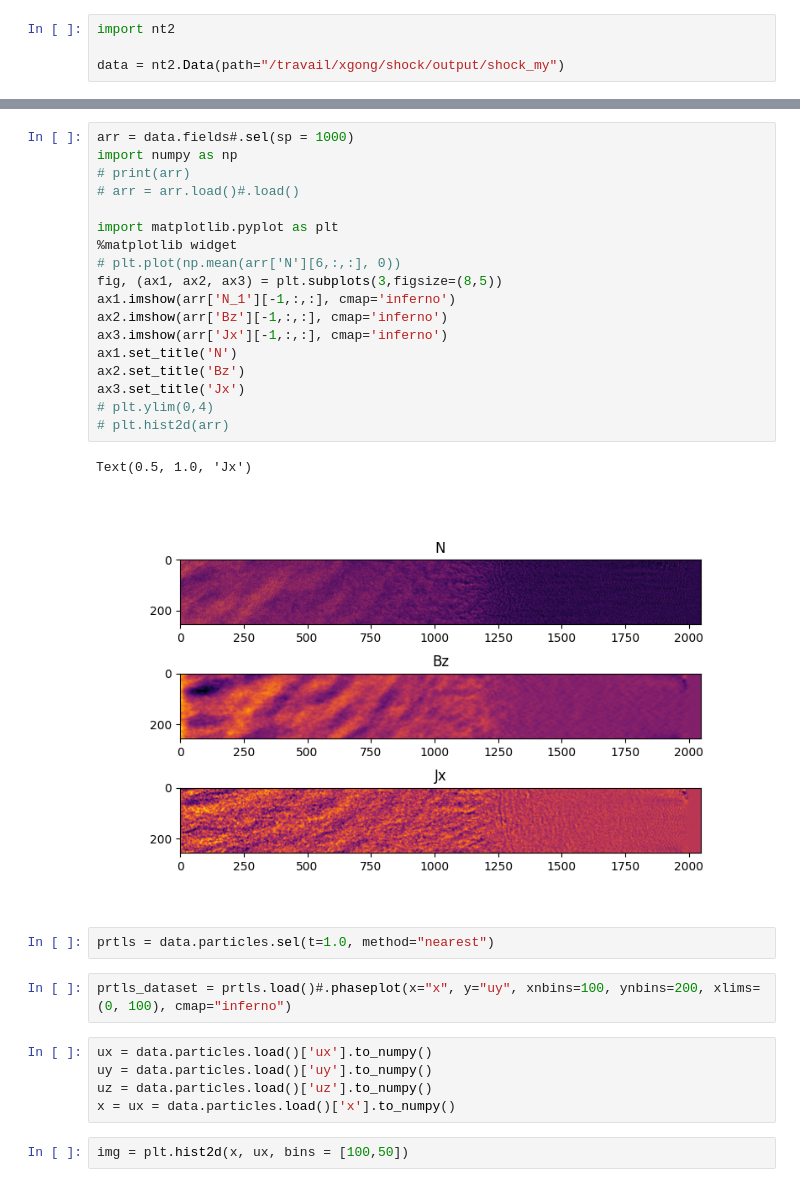
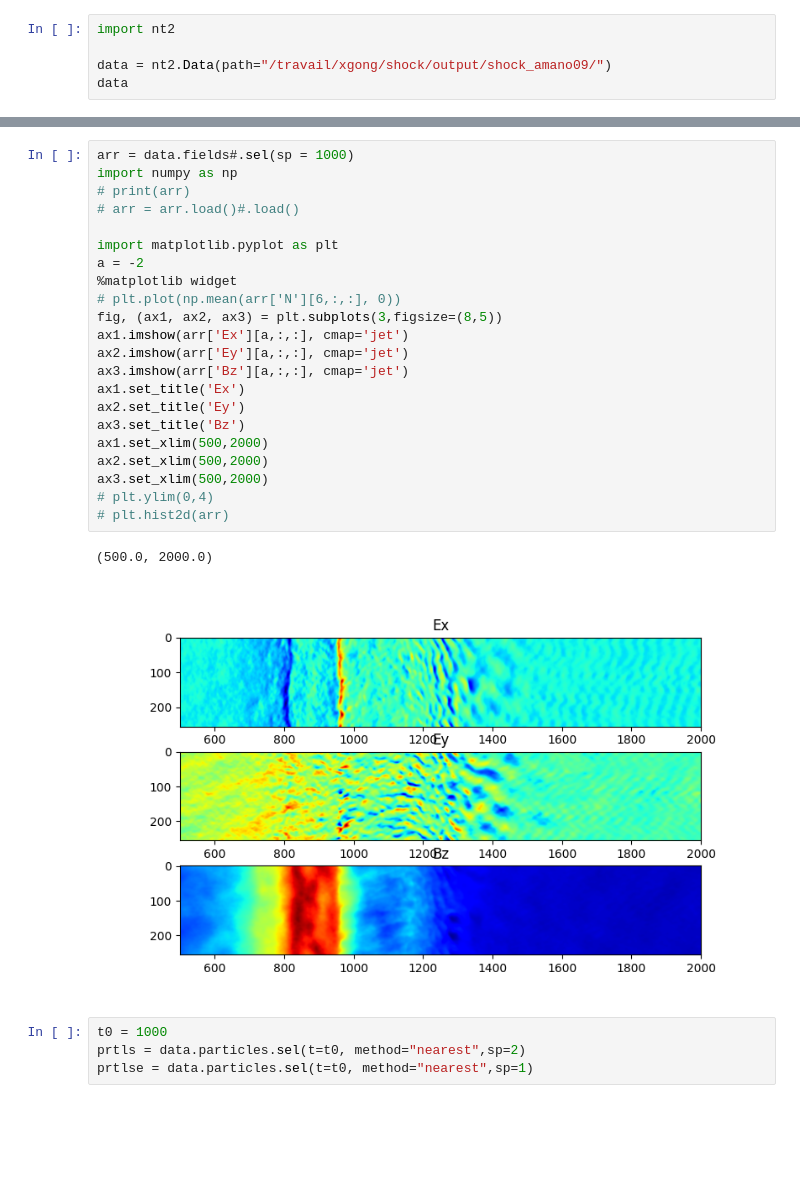
Before and after one commit to xwgong01/entity, a Jupyter notebook: FldMCP/Shock.ipynb, the cells around one changed output, grey strips where cells are left out. Drawn from its saved outputs; the diff is of its cells as text; blank space fills up the shorter version.

Commit message:
added parameter setup for reproducing results from Amano+09

```diff
--- a/FldMCP/Shock.ipynb
+++ b/FldMCP/Shock.ipynb
@@ -1,4 +1,5 @@
 # %%
 import nt2
 
-data = nt2.Data(path="/travail/xgong/shock/output/shock_my")
+data = nt2.Data(path="/travail/xgong/shock/output/shock_amano09/")
+data
@@ -5,32 +24,29 @@ data = nt2.Data(path="/travail/xgong/shock/output/shock_my")
 # %%
 arr = data.fields#.sel(sp = 1000)
 import numpy as np
 # print(arr)
 # arr = arr.load()#.load()
 
 import matplotlib.pyplot as plt
+a = -2
 %matplotlib widget
 # plt.plot(np.mean(arr['N'][6,:,:], 0))
 fig, (ax1, ax2, ax3) = plt.subplots(3,figsize=(8,5))
-ax1.imshow(arr['N_1'][-1,:,:], cmap='inferno')
-ax2.imshow(arr['Bz'][-1,:,:], cmap='inferno')
-ax3.imshow(arr['Jx'][-1,:,:], cmap='inferno')
-ax1.set_title('N')
-ax2.set_title('Bz')
-ax3.set_title('Jx')
+ax1.imshow(arr['Ex'][a,:,:], cmap='jet')
+ax2.imshow(arr['Ey'][a,:,:], cmap='jet')
+ax3.imshow(arr['Bz'][a,:,:], cmap='jet')
+ax1.set_title('Ex')
+ax2.set_title('Ey')
+ax3.set_title('Bz')
+ax1.set_xlim(500,2000)
+ax2.set_xlim(500,2000)
+ax3.set_xlim(500,2000)
 # plt.ylim(0,4)
 # plt.hist2d(arr)
 # %% [output]
-Text(0.5, 1.0, 'Jx')
+(500.0, 2000.0)
-[figure, old version]
+[figure, new version]
-# %%
-prtls = data.particles.sel(t=1.0, method="nearest")
-# %%
-prtls_dataset = prtls.load()#.phaseplot(x="x", y="uy", xnbins=100, ynbins=200, xlims=(0, 100), cmap="inferno")
-# %%
-ux = data.particles.load()['ux'].to_numpy()
-uy = data.particles.load()['uy'].to_numpy()
-uz = data.particles.load()['uz'].to_numpy()
-x = ux = data.particles.load()['x'].to_numpy()
-# %%
-img = plt.hist2d(x, ux, bins = [100,50])
+# %%
+t0 = 1000
+prtls = data.particles.sel(t=t0, method="nearest",sp=2)
+prtlse = data.particles.sel(t=t0, method="nearest",sp=1)
```
Also changed, not shown: parts of 4 cells of this notebook, 4 other files.
